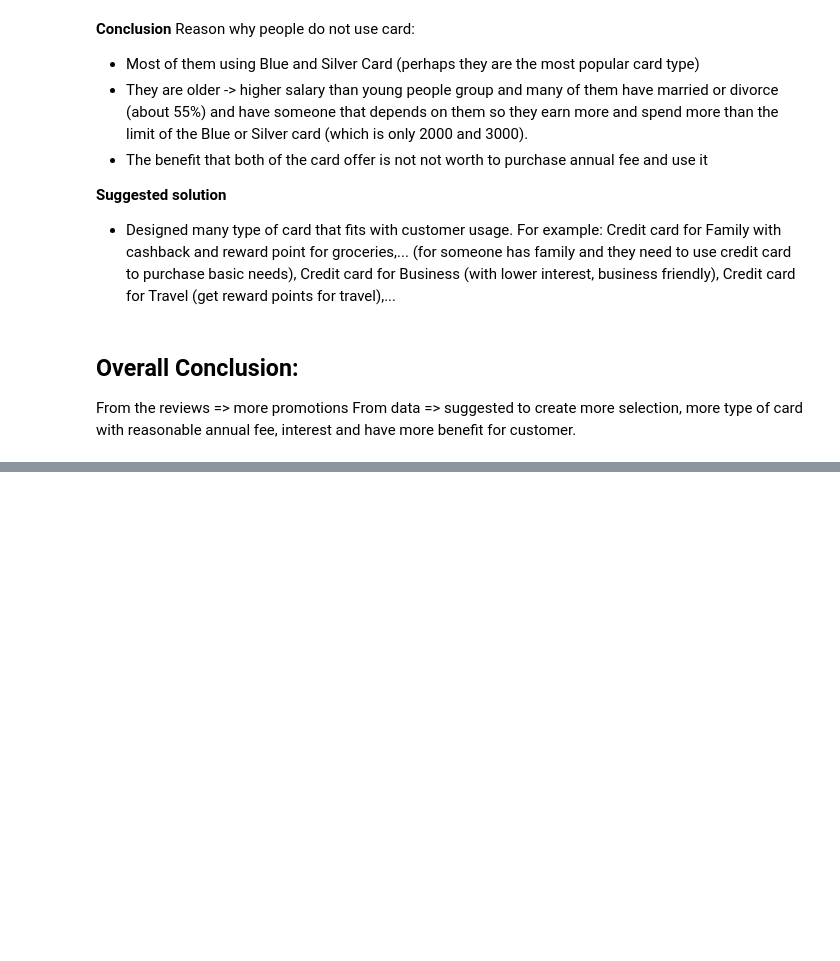
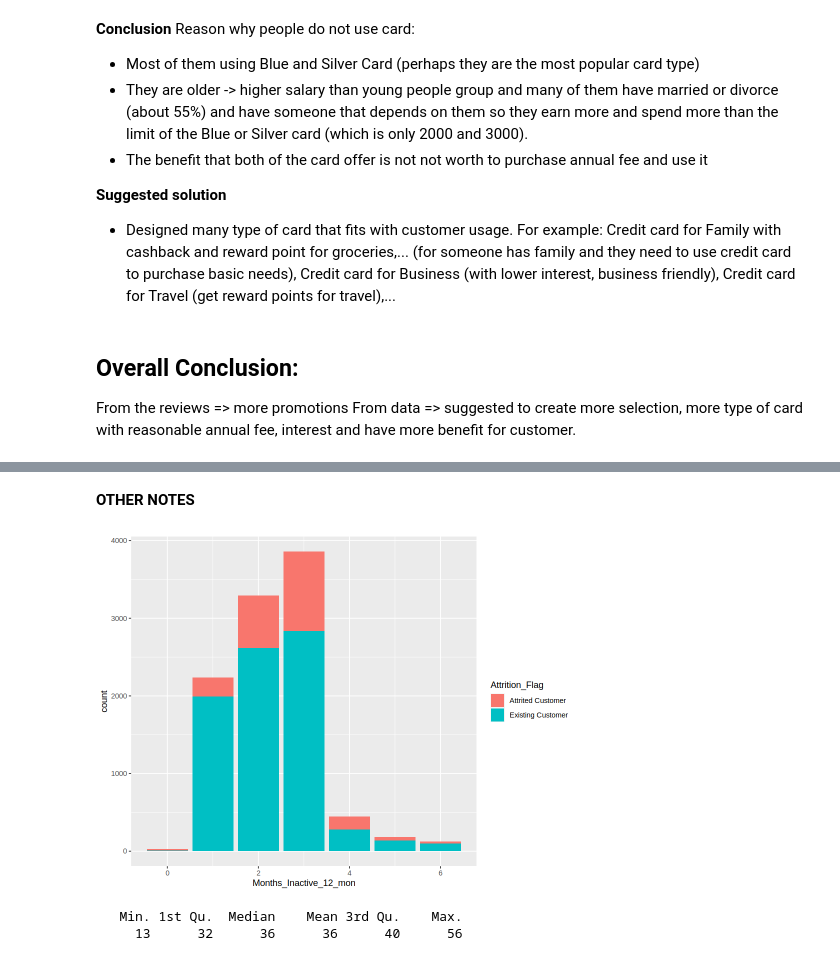
Before and after one commit to lanchiphamm/BOLT-Datathon, a Jupyter notebook: Untitled.ipynb, the cells around one changed output, grey strips where cells are left out. Drawn from its saved outputs; the diff is of its cells as text; code cells hidden in the pictures; blank space fills up the shorter version.

Commit message:
Add notes

```diff
--- a/Untitled.ipynb
+++ b/Untitled.ipynb
@@ -487,0 +490,12 @@ From data => suggested to create more selection, more type of card with reasonab
+# %% [markdown]
+**OTHER NOTES**
+# %%
+ggplot(data, aes(x = Months_Inactive_12_mon, fill = Attrition_Flag)) +
+    geom_bar()
+# %% [output]
+[figure, added]
+# %%
+summary(clean_data$Months_on_book)
+# %% [output]
+   Min. 1st Qu.  Median    Mean 3rd Qu.    Max.
+     13      32      36      36      40      56
```
Also changed, not shown: parts of 20 cells of this notebook, 1 other file.
